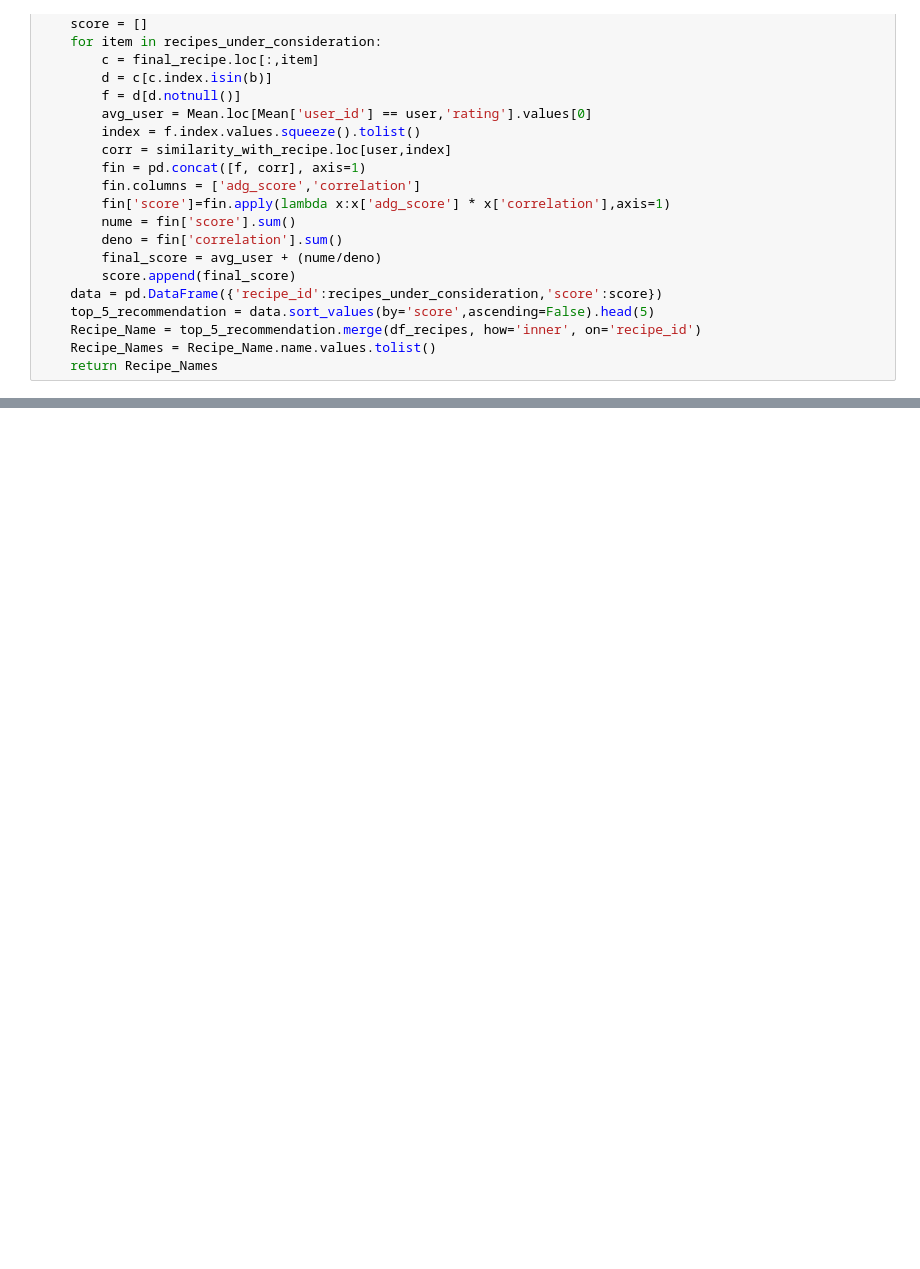
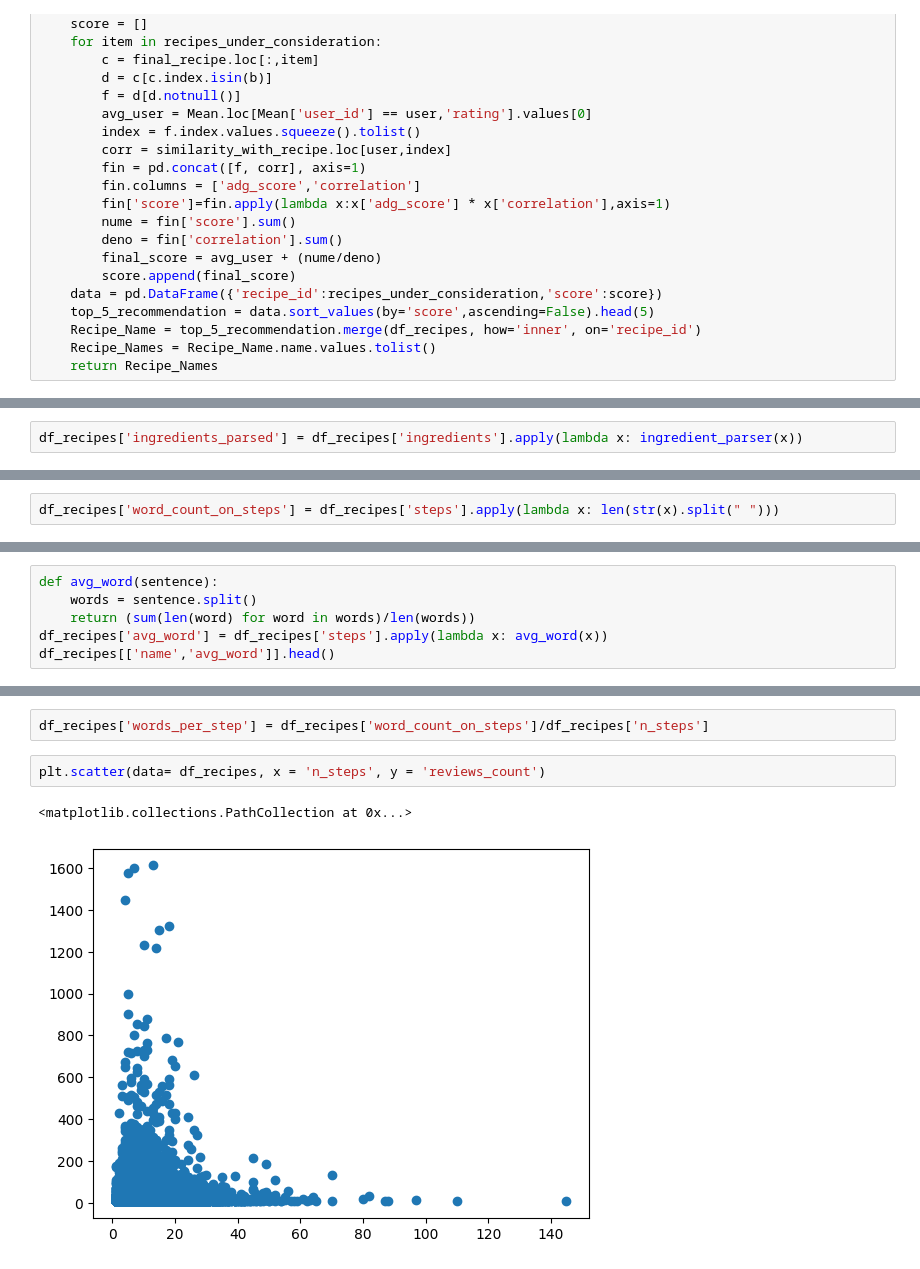
Before and after one commit to arthurcct2023/Python-Recommendation-System-and-Visual-Dashboard, a Jupyter notebook: CA02_ArthurAssis_ML&DV.ipynb, the cells around one changed output, grey strips where cells are left out. Drawn from its saved outputs; the diff is of its cells as text; blank space fills up the shorter version.

```diff
--- a/CA02_ArthurAssis_ML&DV.ipynb
+++ b/CA02_ArthurAssis_ML&DV.ipynb
@@ -645,0 +742,2 @@ peanut  butter blossom cookies
+# %%
+df_recipes['ingredients_parsed'] = df_recipes['ingredients'].apply(lambda x: ingredient_parser(x))
@@ -645,0 +880,2 @@ peanut  butter blossom cookies
+# %%
+df_recipes['word_count_on_steps'] = df_recipes['steps'].apply(lambda x: len(str(x).split(" ")))
@@ -645,0 +902,6 @@ peanut  butter blossom cookies
+# %%
+def avg_word(sentence):
+    words = sentence.split()
+    return (sum(len(word) for word in words)/len(words))
+df_recipes['avg_word'] = df_recipes['steps'].apply(lambda x: avg_word(x))
+df_recipes[['name','avg_word']].head()
@@ -645,0 +915,7 @@ peanut  butter blossom cookies
+# %%
+df_recipes['words_per_step'] = df_recipes['word_count_on_steps']/df_recipes['n_steps']
+# %%
+plt.scatter(data= df_recipes, x = 'n_steps', y = 'reviews_count')
+# %% [output]
+<matplotlib.collections.PathCollection at 0x...>
+[figure, added]
```
Also changed, not shown: parts of 37 cells of this notebook, 2 other files.
